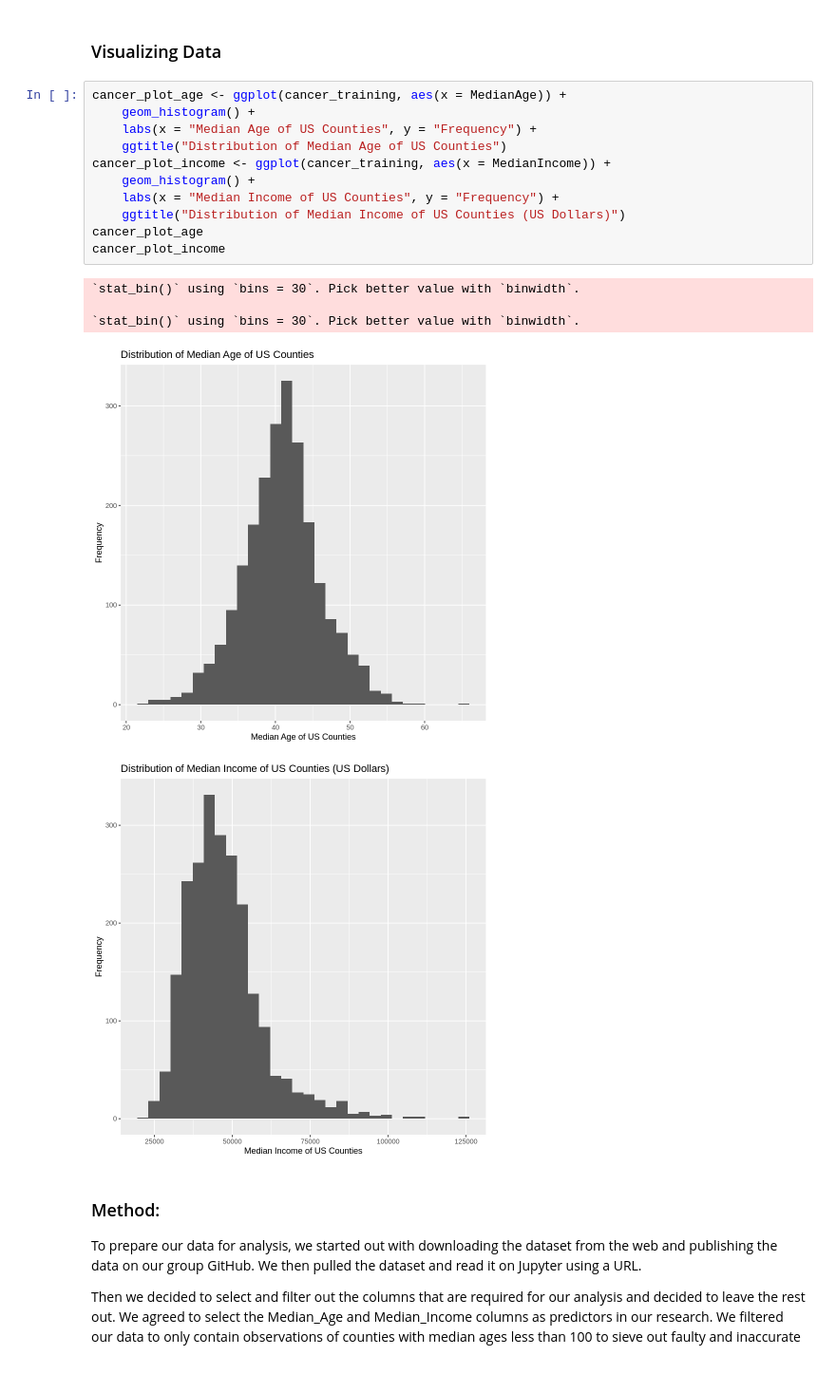
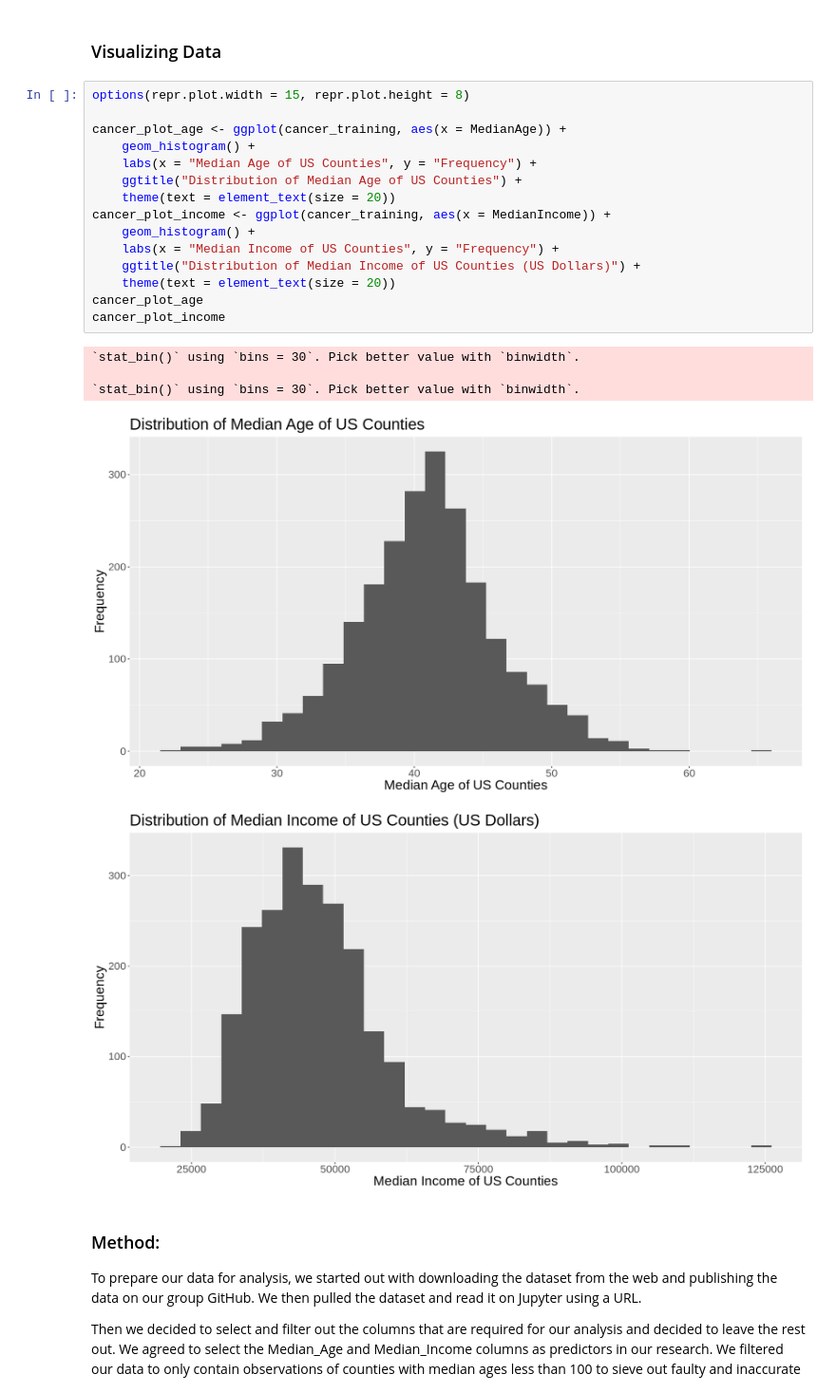
Before and after one commit to caswellbrett/CancerMortalityPrediction, a Jupyter notebook: Proposal.ipynb, the cells around one changed output. Shown at 95% size. Drawn from its saved outputs; the diff is of its cells as text.

Commit message:
Improved graphics on visualization

```diff
--- a/Proposal.ipynb
+++ b/Proposal.ipynb
@@ -70,22 +70,26 @@ A tibble: 1 × 3
 # %% [markdown]
 ### Visualizing Data
 # %%
+options(repr.plot.width = 15, repr.plot.height = 8)
+
 cancer_plot_age <- ggplot(cancer_training, aes(x = MedianAge)) +
     geom_histogram() +
     labs(x = "Median Age of US Counties", y = "Frequency") +
-    ggtitle("Distribution of Median Age of US Counties")
+    ggtitle("Distribution of Median Age of US Counties") +
+    theme(text = element_text(size = 20))
 cancer_plot_income <- ggplot(cancer_training, aes(x = MedianIncome)) +
     geom_histogram() +
     labs(x = "Median Income of US Counties", y = "Frequency") +
-    ggtitle("Distribution of Median Income of US Counties (US Dollars)")
+    ggtitle("Distribution of Median Income of US Counties (US Dollars)") +
+    theme(text = element_text(size = 20))
 cancer_plot_age
 cancer_plot_income
 # %% [output]
 `stat_bin()` using `bins = 30`. Pick better value with `binwidth`.
 
 `stat_bin()` using `bins = 30`. Pick better value with `binwidth`.
-[figure, old version]
+[figure, new version]
-[figure, old version]
+[figure, new version]
 # %% [markdown]
 ### Method:
 
```
